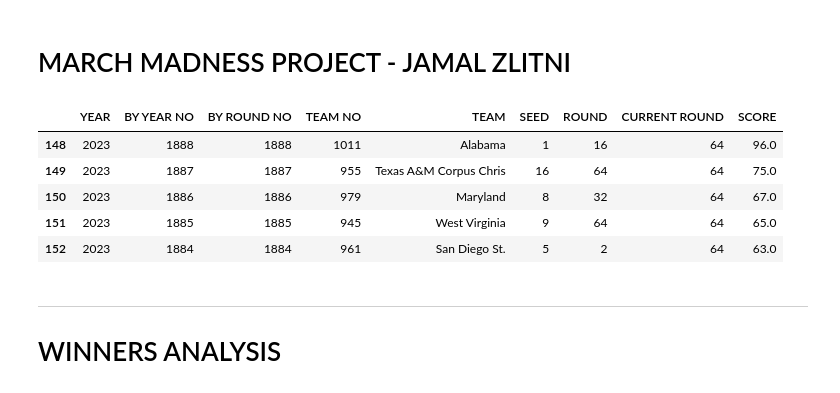
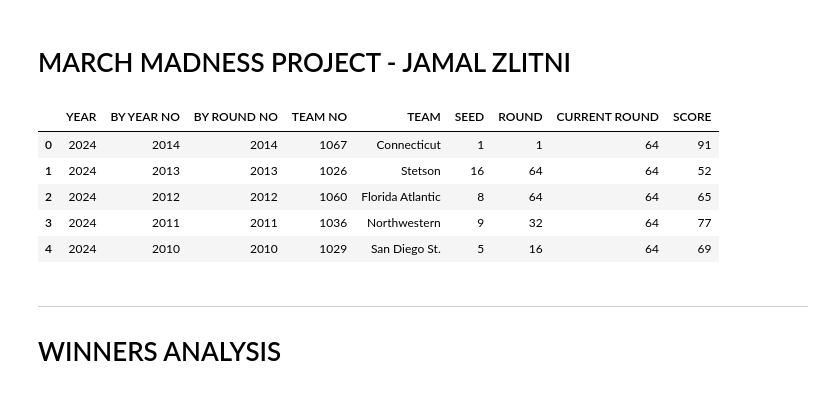
Before and after one commit to jamalzlitni/March-Madness, a Jupyter notebook: March Madness.ipynb, the cells around one changed output. Cells and saved outputs as stored; diff of their text form; code cells hidden in the pictures.

```diff
--- a/March Madness.ipynb
+++ b/March Madness.ipynb
@@ -28,39 +28,39 @@ winners = pd.read_csv('./winners.csv')
 winners = winners.dropna()
 winners.head()
 
 first_round_upsets = pd.read_csv('./first_round_upsets.csv')
 first_round_upsets = first_round_upsets.dropna()
 first_round_upsets.head()
 
 upsets = pd.read_csv('./Upset Count Data.csv')
 upsets = upsets.dropna()
 upsets.head()
 
 conf_data = pd.read_csv('./Tournament Conference Data.csv')
 conf_data = conf_data.dropna()
 conf_data.head()
 
 trends = pd.read_csv('./Tournament Trends.csv')
 trends.head()
 
 game_data = pd.read_csv('./Tournament Game Data.csv')
 game_data = game_data.dropna()
 game_data.head()
 
 team_data = pd.read_csv('./Team Stats.csv')
 team_data = team_data.dropna()
 team_data.head()
 
-matchups = pd.read_csv('./Tournament Matchups.csv')
+matchups = pd.read_csv('./Tournament Matchups 2025.csv')
 matchups = matchups.dropna()
 matchups.head()
 # %% [output]
 |  | YEAR | BY YEAR NO | BY ROUND NO | TEAM NO | TEAM | SEED | ROUND | CURRENT ROUND | SCORE |
-| 148 | 2023 | 1888 | 1888 | 1011 | Alabama | 1 | 16 | 64 | 96.0 |
-| 149 | 2023 | 1887 | 1887 | 955 | Texas A&M Corpus Chris | 16 | 64 | 64 | 75.0 |
-| 150 | 2023 | 1886 | 1886 | 979 | Maryland | 8 | 32 | 64 | 67.0 |
-| 151 | 2023 | 1885 | 1885 | 945 | West Virginia | 9 | 64 | 64 | 65.0 |
-| 152 | 2023 | 1884 | 1884 | 961 | San Diego St. | 5 | 2 | 64 | 63.0 |
+| 0 | 2024 | 2014 | 2014 | 1067 | Connecticut | 1 | 1 | 64 | 91 |
+| 1 | 2024 | 2013 | 2013 | 1026 | Stetson | 16 | 64 | 64 | 52 |
+| 2 | 2024 | 2012 | 2012 | 1060 | Florida Atlantic | 8 | 64 | 64 | 65 |
+| 3 | 2024 | 2011 | 2011 | 1036 | Northwestern | 9 | 32 | 64 | 77 |
+| 4 | 2024 | 2010 | 2010 | 1029 | San Diego St. | 5 | 16 | 64 | 69 |
 # %% [markdown]
 -------------------------
 # WINNERS ANALYSIS
```
Also changed, not shown: parts of 7 cells of this notebook, 1 other file.
